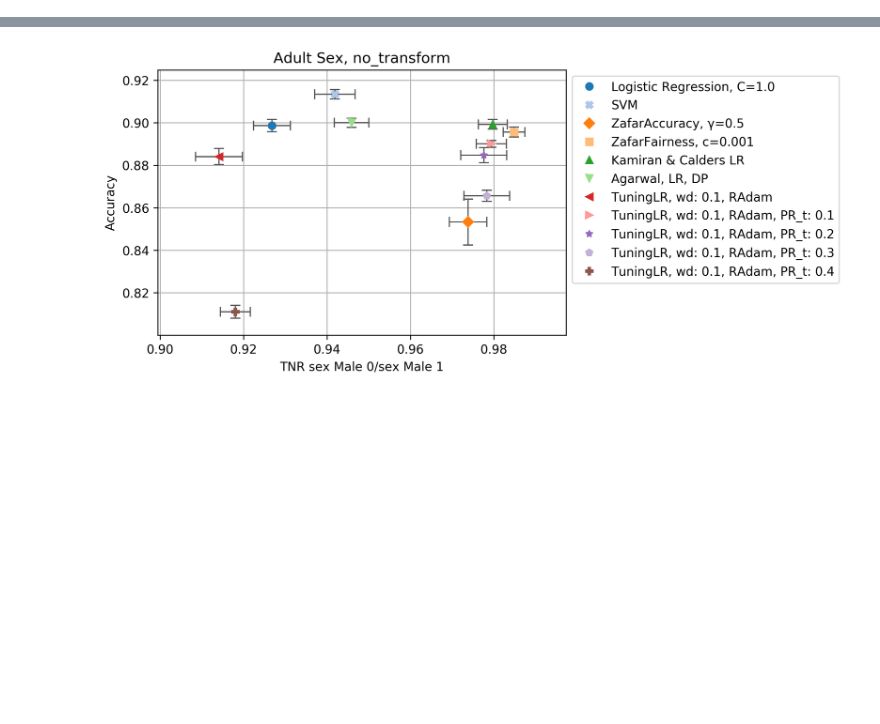
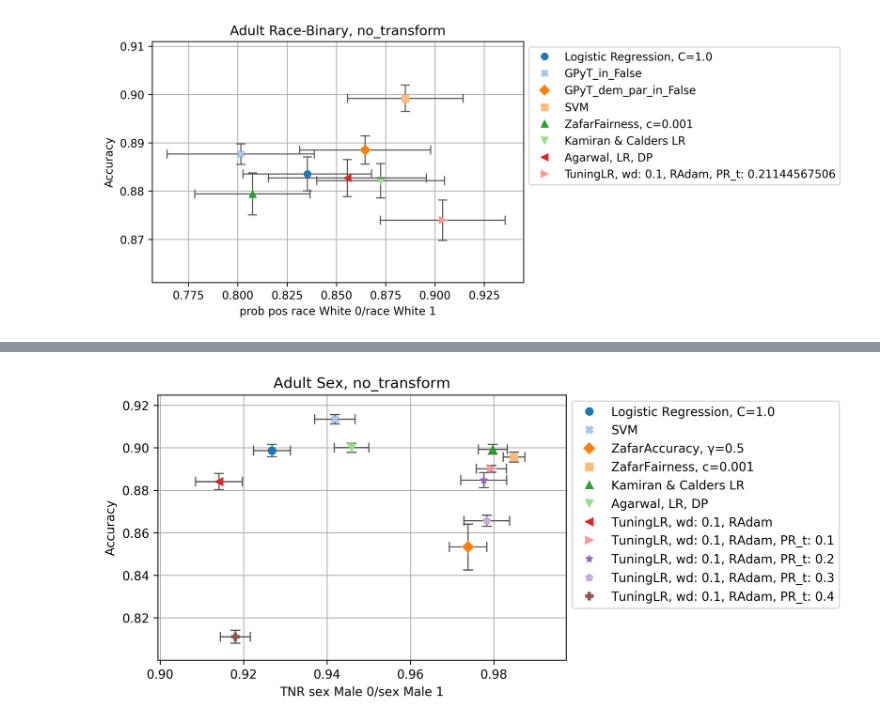
Before and after one commit to wearepal/ethicml-models, a Jupyter notebook: experiments/dp_gp_balanced_test.ipynb, the cells around one changed output, grey strips where cells are left out. Cells and saved outputs as stored; diff of their text form; code cells hidden in the pictures; blank space fills up the shorter version.

```diff
--- a/experiments/dp_gp_balanced_test.ipynb
+++ b/experiments/dp_gp_balanced_test.ipynb
@@ -62,3 +132,5 @@ results = load_results("Adult Sex", "no_transform", topic="baselines_balanced_te
 # %%
-(fig, plot), = plot_results(results, "Accuracy", "prob_pos_sex_Male_0/sex_Male_1", ptype="cross")
+(fig, plot), = plot_results(filter_and_map_results(results, models), "Accuracy", "prob_pos_race_White_0/race_White_1", ptype="cross")
 fig
+# %% [output]
+[figure, added]
```
Also changed, not shown: parts of 13 cells of this notebook, 6 other files.
